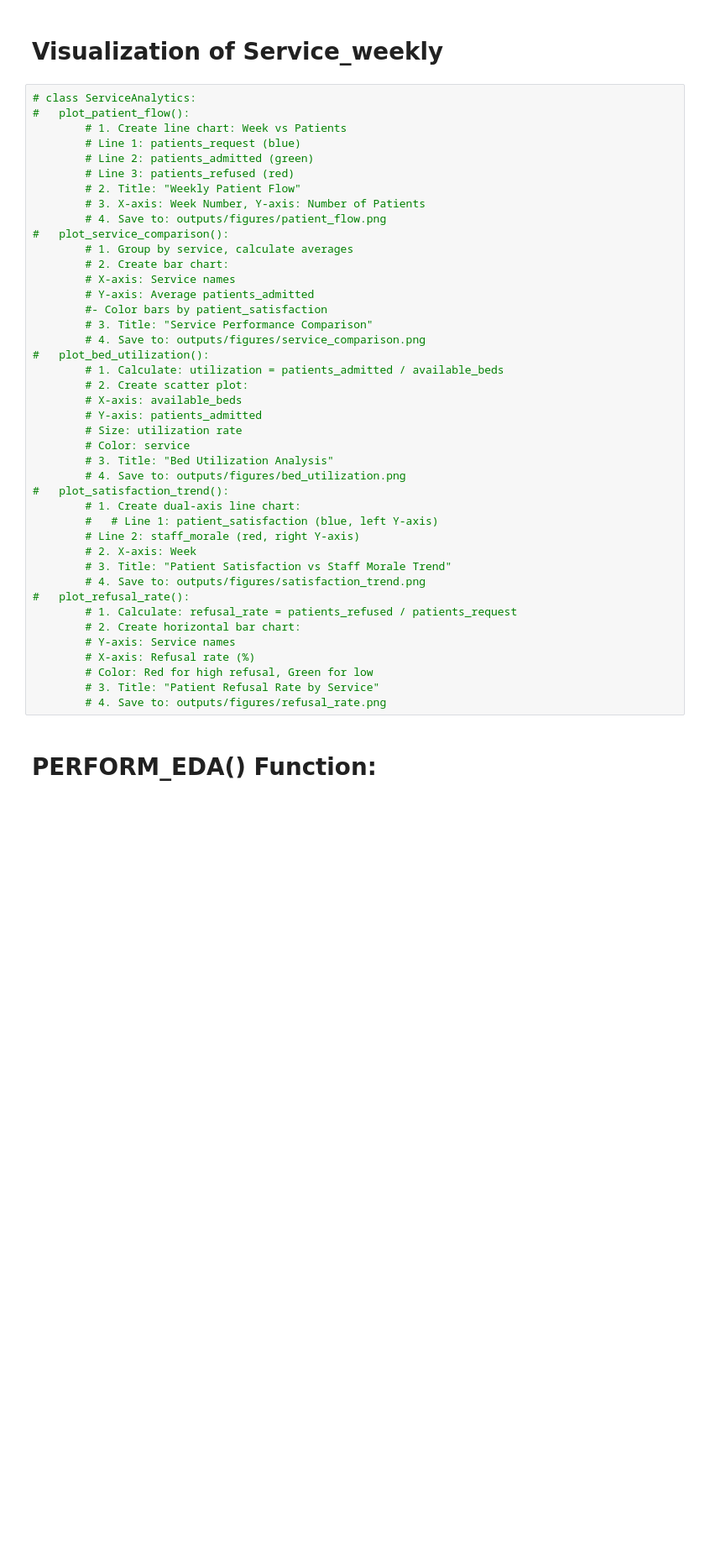
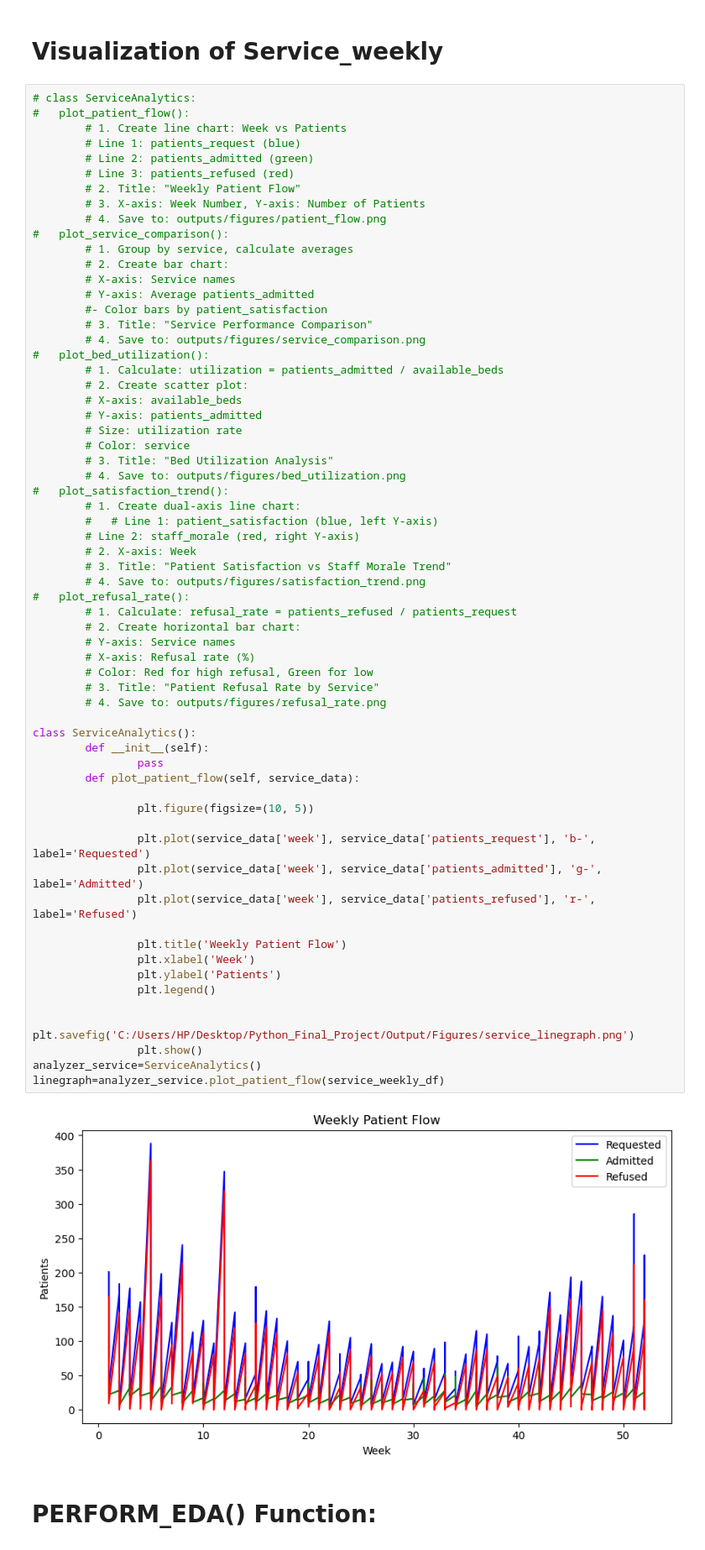
Before and after one commit to Esha-Mirza/Hospital-Bed-Management-Staff-and-Patient-Analysis, a Jupyter notebook: Notebook/Hospitalbook.ipynb, the cells around one changed output. Shown: that part at 84% size. Saved outputs shown, nothing was run; the diff lists cells and outputs as text; blank space fills up the shorter version.

Commit message:
Added Patient_flow of service class

```diff
--- a/Notebook/Hospitalbook.ipynb
+++ b/Notebook/Hospitalbook.ipynb
@@ -576,33 +576,56 @@ class BedManagement:
         # 2. Create bar chart:
         # X-axis: Service names
         # Y-axis: Average patients_admitted
         #- Color bars by patient_satisfaction
         # 3. Title: "Service Performance Comparison"
         # 4. Save to: outputs/figures/service_comparison.png
 #   plot_bed_utilization():
         # 1. Calculate: utilization = patients_admitted / available_beds
         # 2. Create scatter plot:
         # X-axis: available_beds
         # Y-axis: patients_admitted
         # Size: utilization rate
         # Color: service
         # 3. Title: "Bed Utilization Analysis"
         # 4. Save to: outputs/figures/bed_utilization.png
 #   plot_satisfaction_trend():
         # 1. Create dual-axis line chart:
         #   # Line 1: patient_satisfaction (blue, left Y-axis)
         # Line 2: staff_morale (red, right Y-axis)
         # 2. X-axis: Week
         # 3. Title: "Patient Satisfaction vs Staff Morale Trend"
         # 4. Save to: outputs/figures/satisfaction_trend.png
 #   plot_refusal_rate():
         # 1. Calculate: refusal_rate = patients_refused / patients_request
         # 2. Create horizontal bar chart:
         # Y-axis: Service names
         # X-axis: Refusal rate (%)
         # Color: Red for high refusal, Green for low
         # 3. Title: "Patient Refusal Rate by Service"
         # 4. Save to: outputs/figures/refusal_rate.png
+
+class ServiceAnalytics():
+        def __init__(self):
+                pass
+        def plot_patient_flow(self, service_data):
+
+                plt.figure(figsize=(10, 5))
+
+                plt.plot(service_data['week'], service_data['patients_request'], 'b-', label='Requested')
+                plt.plot(service_data['week'], service_data['patients_admitted'], 'g-', label='Admitted')
+                plt.plot(service_data['week'], service_data['patients_refused'], 'r-', label='Refused')
+
+                plt.title('Weekly Patient Flow')
+                plt.xlabel('Week')
+                plt.ylabel('Patients')
+                plt.legend()
+
+                plt.savefig('C:/Users/HP/Desktop/Python_Final_Project/Output/Figures/service_linegraph.png')
+                plt.show()
+analyzer_service=ServiceAnalytics()
+linegraph=analyzer_service.plot_patient_flow(service_weekly_df)
+# %% [output]
+[figure, added]
 # %% [markdown]
 # PERFORM_EDA() Function:
 # %%
```
Also changed, not shown: parts of 2 cells of this notebook, 1 other file.
